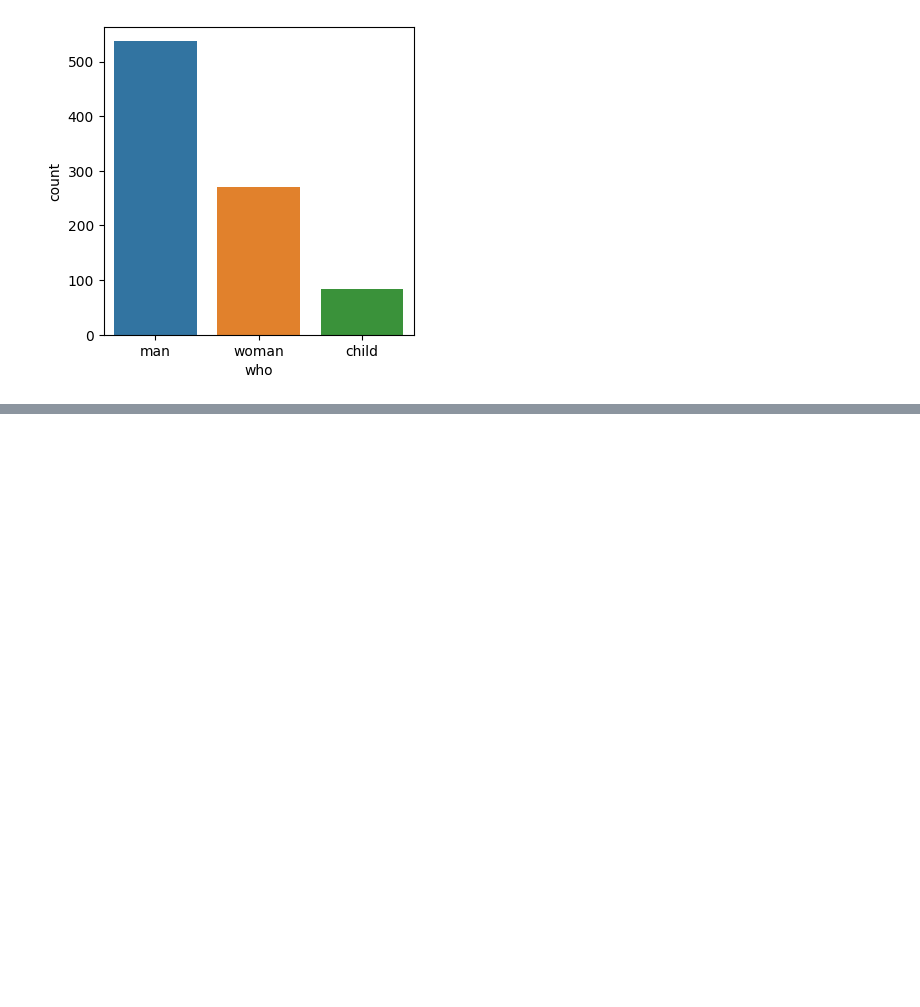
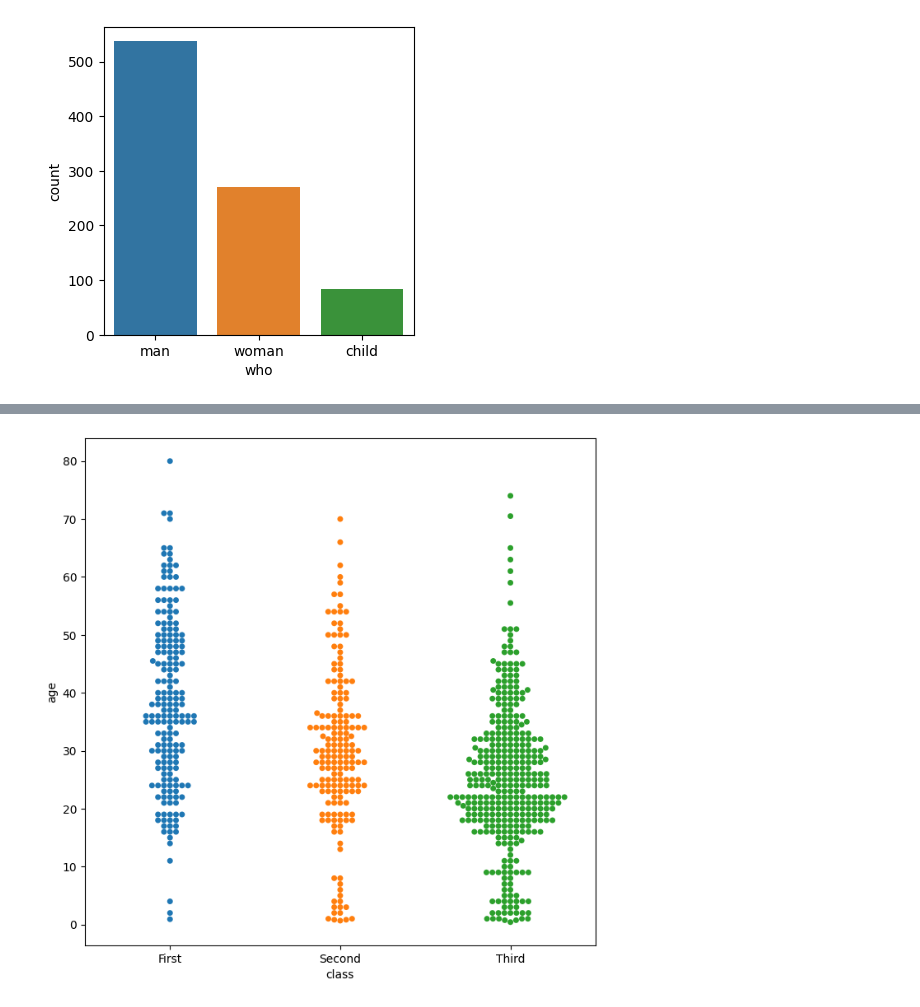
Before and after one commit to sarahllprior/avanti-bootcamp-cdd, a Jupyter notebook: notebooks/01-exploratory_data_analysis.ipynb, the cells around one changed output, grey strips where cells are left out. Saved outputs shown, nothing was run; the diff lists cells and outputs as text; code cells hidden in the pictures; blank space fills up the shorter version.

```diff
--- a/notebooks/01-exploratory_data_analysis.ipynb
+++ b/notebooks/01-exploratory_data_analysis.ipynb
@@ -182,0 +201,6 @@ plt.show()
+# %%
+plt.figure(figsize=(8,8))
+sb.swarmplot(x='class', y='age', data=titanic)
+plt.show()
+# %% [output]
+[figure, added]
```
Also changed, not shown: parts of 5 cells of this notebook.
